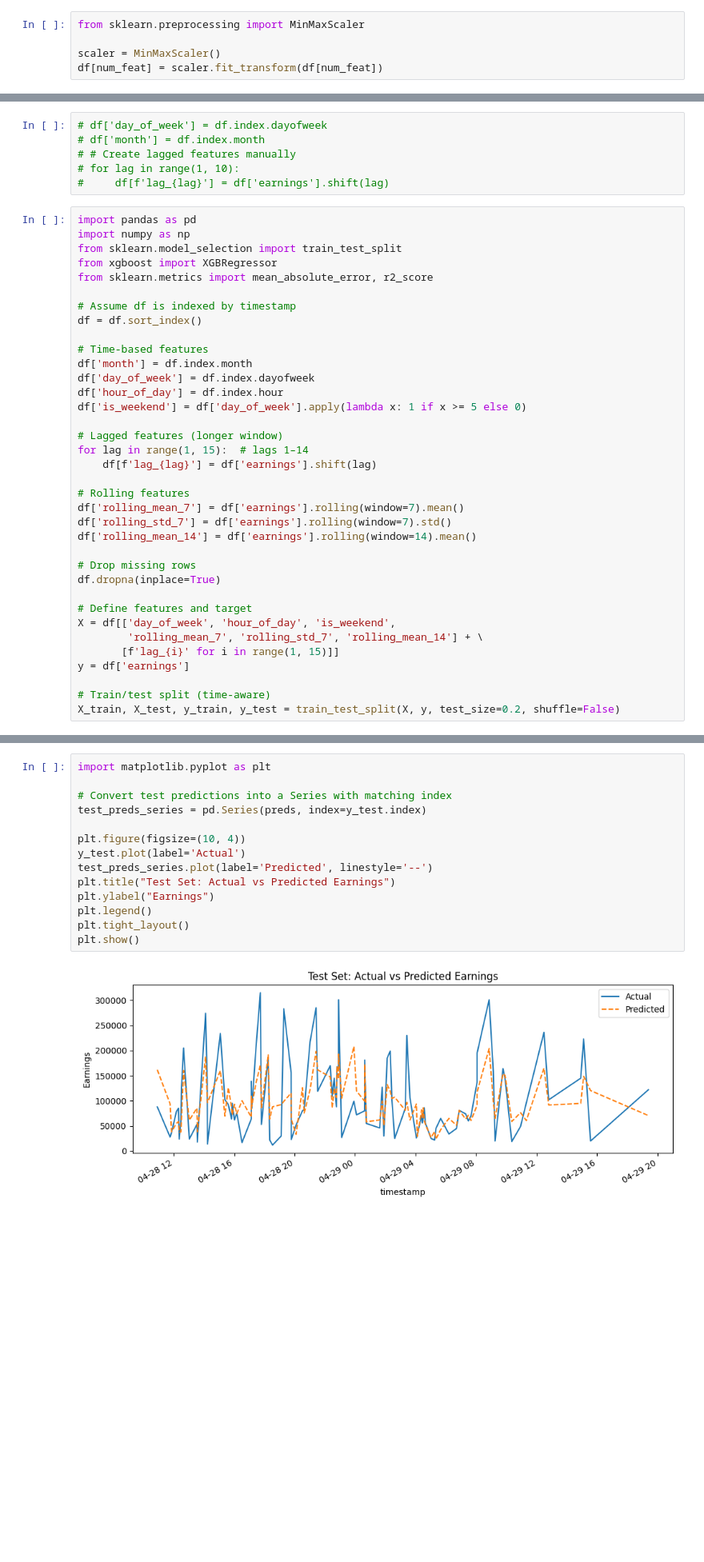
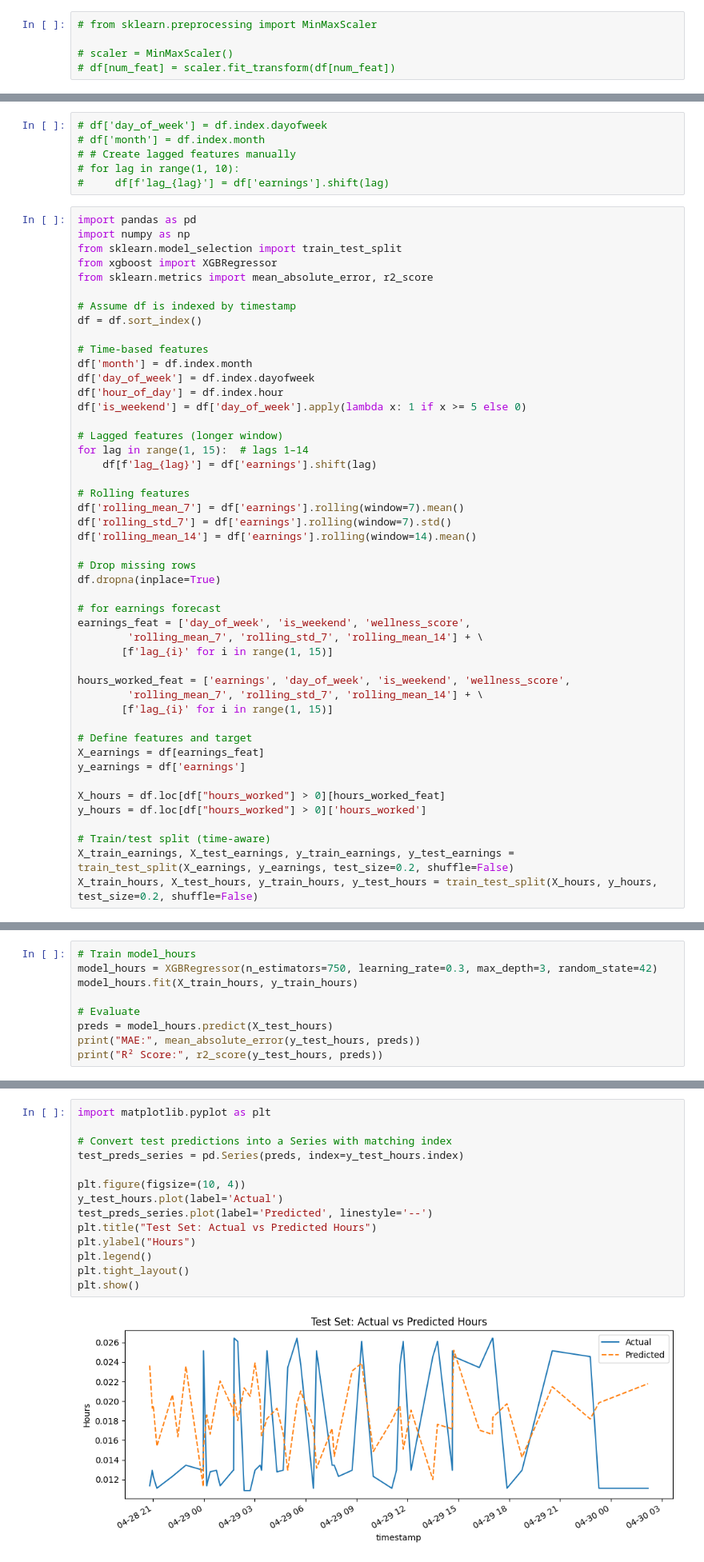
Before and after one commit to Fairleap-AI/fairleap-ai, a Jupyter notebook: model_prototyping/model.ipynb, the cells around one changed output, grey strips where cells are left out. Shown at 80% size. Drawn from its saved outputs; the diff is of its cells as text; blank space fills up the shorter version.

```diff
--- a/model_prototyping/model.ipynb
+++ b/model_prototyping/model.ipynb
@@ -96,9 +97,9 @@ Index(['day_of_week', 'hour_of_day', 'hours_worked', 'rides_completed',
       dtype='object')
 # %%
-from sklearn.preprocessing import MinMaxScaler
+# from sklearn.preprocessing import MinMaxScaler
 
-scaler = MinMaxScaler()
-df[num_feat] = scaler.fit_transform(df[num_feat])
+# scaler = MinMaxScaler()
+# df[num_feat] = scaler.fit_transform(df[num_feat])
 # %%
 df
 # %% [output]
@@ -196,11 +209,22 @@ df['rolling_mean_14'] = df['earnings'].rolling(window=14).mean()
 # Drop missing rows
 df.dropna(inplace=True)
 
+# for earnings forecast
+earnings_feat = ['day_of_week', 'is_weekend', 'wellness_score',
+        'rolling_mean_7', 'rolling_std_7', 'rolling_mean_14'] + \
+       [f'lag_{i}' for i in range(1, 15)]
+
+hours_worked_feat = ['earnings', 'day_of_week', 'is_weekend', 'wellness_score',
+        'rolling_mean_7', 'rolling_std_7', 'rolling_mean_14'] + \
+       [f'lag_{i}' for i in range(1, 15)]
+
 # Define features and target
-X = df[['day_of_week', 'hour_of_day', 'is_weekend',
-        'rolling_mean_7', 'rolling_std_7', 'rolling_mean_14'] + \
-       [f'lag_{i}' for i in range(1, 15)]]
-y = df['earnings']
+X_earnings = df[earnings_feat]
+y_earnings = df['earnings']
+
+X_hours = df.loc[df["hours_worked"] > 0][hours_worked_feat]
+y_hours = df.loc[df["hours_worked"] > 0]['hours_worked']
 
 # Train/test split (time-aware)
-X_train, X_test, y_train, y_test = train_test_split(X, y, test_size=0.2, shuffle=False)
+X_train_earnings, X_test_earnings, y_train_earnings, y_test_earnings = train_test_split(X_earnings, y_earnings, test_size=0.2, shuffle=False)
+X_train_hours, X_test_hours, y_train_hours, y_test_hours = train_test_split(X_hours, y_hours, test_size=0.2, shuffle=False)
@@ -257,0 +283,9 @@ R² Score: 0.5064728260040283
+# %%
+# Train model_hours
+model_hours = XGBRegressor(n_estimators=750, learning_rate=0.3, max_depth=3, random_state=42)
+model_hours.fit(X_train_hours, y_train_hours)
+
+# Evaluate
+preds = model_hours.predict(X_test_hours)
+print("MAE:", mean_absolute_error(y_test_hours, preds))
+print("R² Score:", r2_score(y_test_hours, preds))
@@ -258,17 +295,17 @@ R² Score: 0.5064728260040283
 # %%
 import matplotlib.pyplot as plt
 
 # Convert test predictions into a Series with matching index
-test_preds_series = pd.Series(preds, index=y_test.index)
+test_preds_series = pd.Series(preds, index=y_test_hours.index)
 
 plt.figure(figsize=(10, 4))
-y_test.plot(label='Actual')
+y_test_hours.plot(label='Actual')
 test_preds_series.plot(label='Predicted', linestyle='--')
-plt.title("Test Set: Actual vs Predicted Earnings")
-plt.ylabel("Earnings")
+plt.title("Test Set: Actual vs Predicted Hours")
+plt.ylabel("Hours")
 plt.legend()
 plt.tight_layout()
 plt.show()
 # %% [output]
-[figure, old version]
+[figure, new version]
 # %%
```
Also changed, not shown: parts of 16 cells of this notebook, 9 other files.
